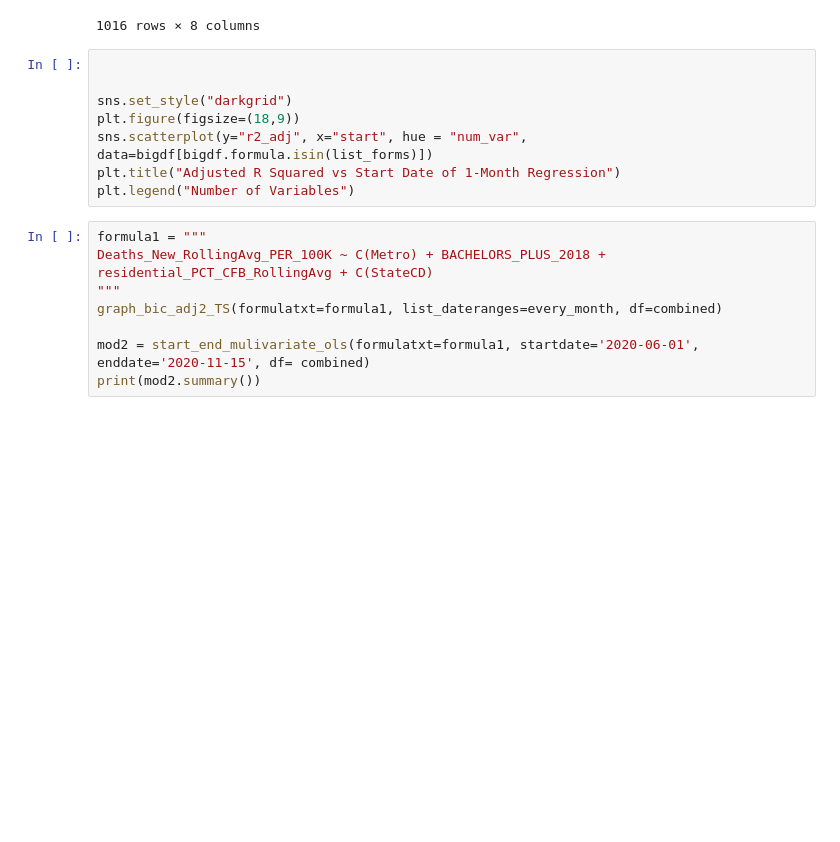
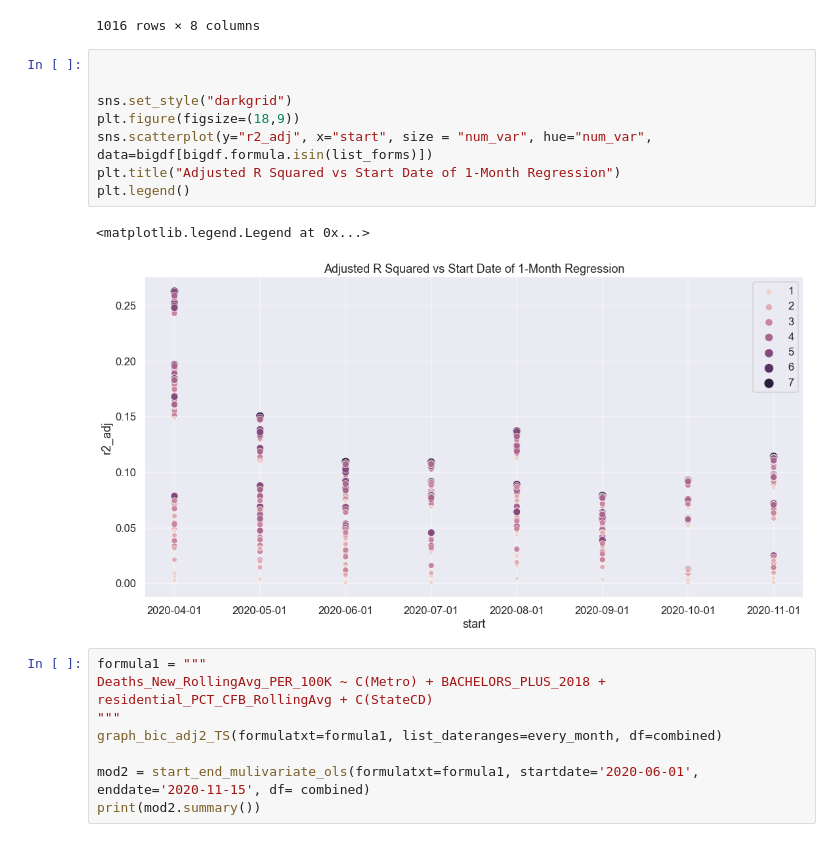
Before and after one commit to pballent/hia-covid, a Jupyter notebook: hia_covid_python_exploration/Combined_COVID_Analytics.ipynb, the cells around one changed output. Drawn from its saved outputs; the diff is of its cells as text; blank space fills up the shorter version.

```diff
--- a/hia_covid_python_exploration/Combined_COVID_Analytics.ipynb
+++ b/hia_covid_python_exploration/Combined_COVID_Analytics.ipynb
@@ -671,11 +671,14 @@ bigdf[bigdf.formula.isin(list_forms)]
 # %%
 
 
 sns.set_style("darkgrid")
 plt.figure(figsize=(18,9))
-sns.scatterplot(y="r2_adj", x="start", hue = "num_var", data=bigdf[bigdf.formula.isin(list_forms)])
+sns.scatterplot(y="r2_adj", x="start", size = "num_var", hue="num_var", data=bigdf[bigdf.formula.isin(list_forms)])
 plt.title("Adjusted R Squared vs Start Date of 1-Month Regression")
-plt.legend("Number of Variables")
+plt.legend()
+# %% [output]
+<matplotlib.legend.Legend at 0x...>
+[figure, added]
 # %%
 formula1 = """
 Deaths_New_RollingAvg_PER_100K ~ C(Metro) + BACHELORS_PLUS_2018 + residential_PCT_CFB_RollingAvg + C(StateCD)
```
Also changed, not shown: parts of 2 cells of this notebook, 2 other files.
